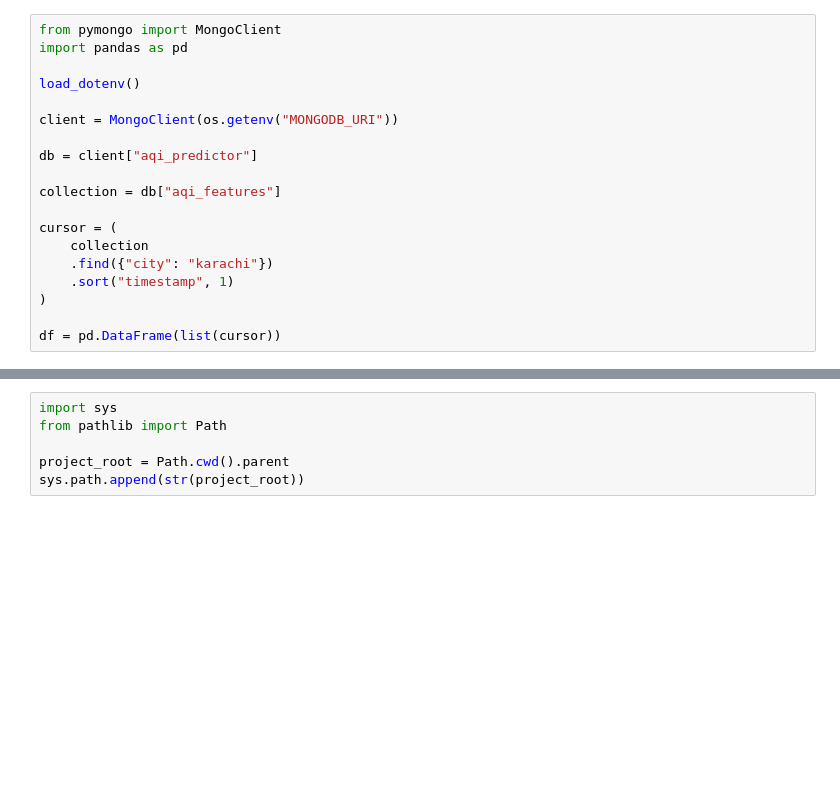
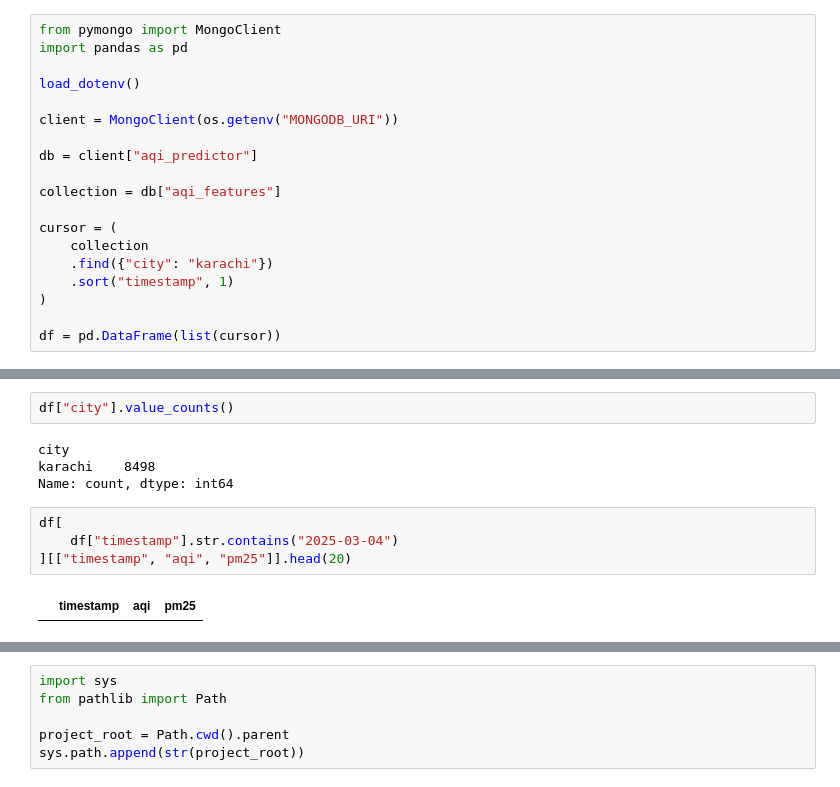
Before and after one commit to githubSubhanKhan/Air-Quality-Index-Predictor, a Jupyter notebook: app/notebooks/test_notebook.ipynb, the cells around one changed output, grey strips where cells are left out. Drawn from its saved outputs; the diff is of its cells as text; blank space fills up the shorter version.

```diff
--- a/app/notebooks/test_notebook.ipynb
+++ b/app/notebooks/test_notebook.ipynb
@@ -26,0 +35,12 @@ df = pd.DataFrame(list(cursor))
+# %%
+df["city"].value_counts()
+# %% [output]
+city
+karachi    8498
+Name: count, dtype: int64
+# %%
+df[
+    df["timestamp"].str.contains("2025-03-04")
+][["timestamp", "aqi", "pm25"]].head(20)
+# %% [output]
+|  | timestamp | aqi | pm25 |
```
Also changed, not shown: parts of 10 cells of this notebook, 9 other files.
